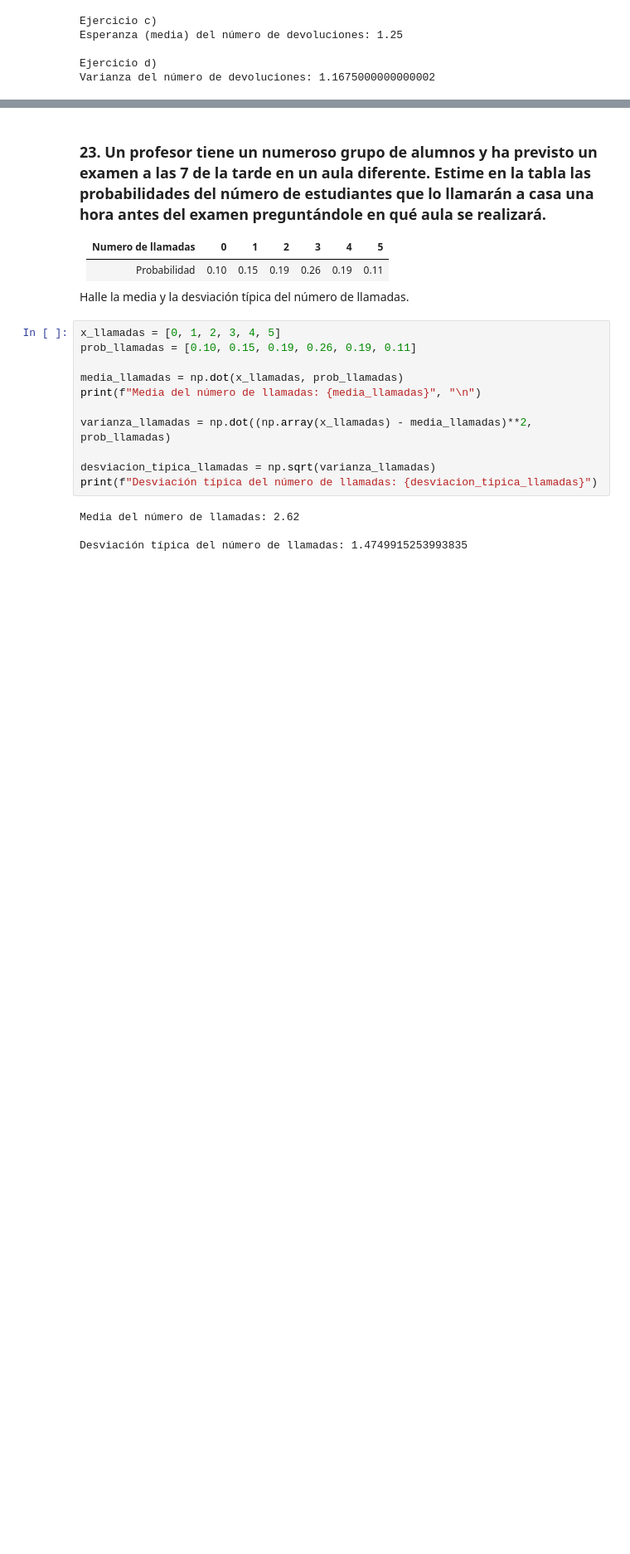
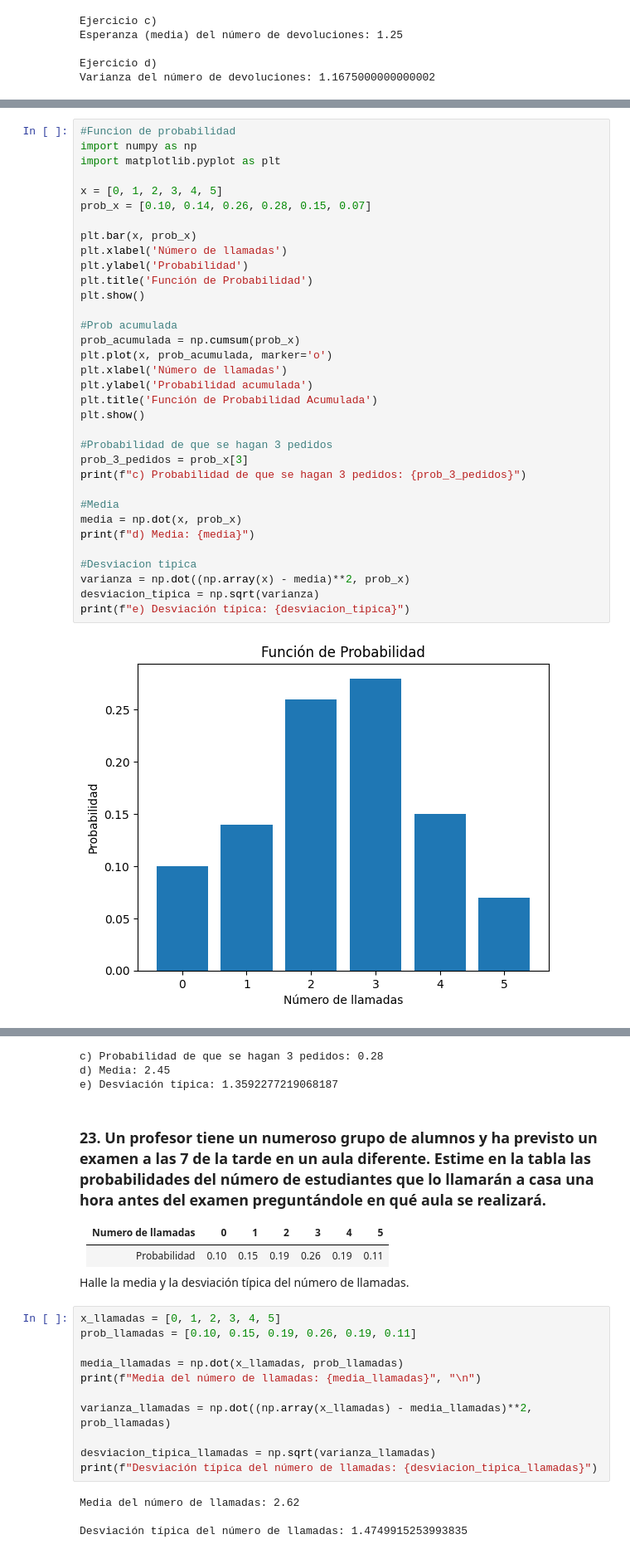
Before and after one commit to Apanizza197/AnalisisDeDatos, a Jupyter notebook: Practico 3/practico_3.ipynb, the cells around one changed output, grey strips where cells are left out. Shown at 83% size. Cells and saved outputs as stored; diff of their text form; blank space fills up the shorter version.

```diff
--- a/Practico 3/practico_3.ipynb
+++ b/Practico 3/practico_3.ipynb
@@ -686,0 +718,36 @@ Varianza del número de devoluciones: 1.1675000000000002
+# %%
+#Funcion de probabilidad
+import numpy as np
+import matplotlib.pyplot as plt
+
+x = [0, 1, 2, 3, 4, 5]
+prob_x = [0.10, 0.14, 0.26, 0.28, 0.15, 0.07]
+
+plt.bar(x, prob_x)
+plt.xlabel('Número de llamadas')
+plt.ylabel('Probabilidad')
+plt.title('Función de Probabilidad')
+plt.show()
+
+#Prob acumulada
+prob_acumulada = np.cumsum(prob_x)
+plt.plot(x, prob_acumulada, marker='o')
+plt.xlabel('Número de llamadas')
+plt.ylabel('Probabilidad acumulada')
+plt.title('Función de Probabilidad Acumulada')
+plt.show()
+
+#Probabilidad de que se hagan 3 pedidos
+prob_3_pedidos = prob_x[3]
+print(f"c) Probabilidad de que se hagan 3 pedidos: {prob_3_pedidos}")
+
+#Media
+media = np.dot(x, prob_x)
+print(f"d) Media: {media}")
+
+#Desviacion tipica
+varianza = np.dot((np.array(x) - media)**2, prob_x)
+desviacion_tipica = np.sqrt(varianza)
+print(f"e) Desviación típica: {desviacion_tipica}")
+# %% [output]
+[figure, added]
@@ -687,3 +755,6 @@ Varianza del número de devoluciones: 1.1675000000000002
+c) Probabilidad de que se hagan 3 pedidos: 0.28
+d) Media: 2.45
+e) Desviación típica: 1.3592277219068187
 # %% [markdown]
 ### 23. Un profesor tiene un numeroso grupo de alumnos y ha previsto un examen a las 7 de la tarde en un aula diferente. Estime en la tabla las probabilidades del número de estudiantes que lo llamarán a casa una hora antes del examen preguntándole en qué aula se realizará.
 
```
Also changed, not shown: parts of 6 cells of this notebook.
